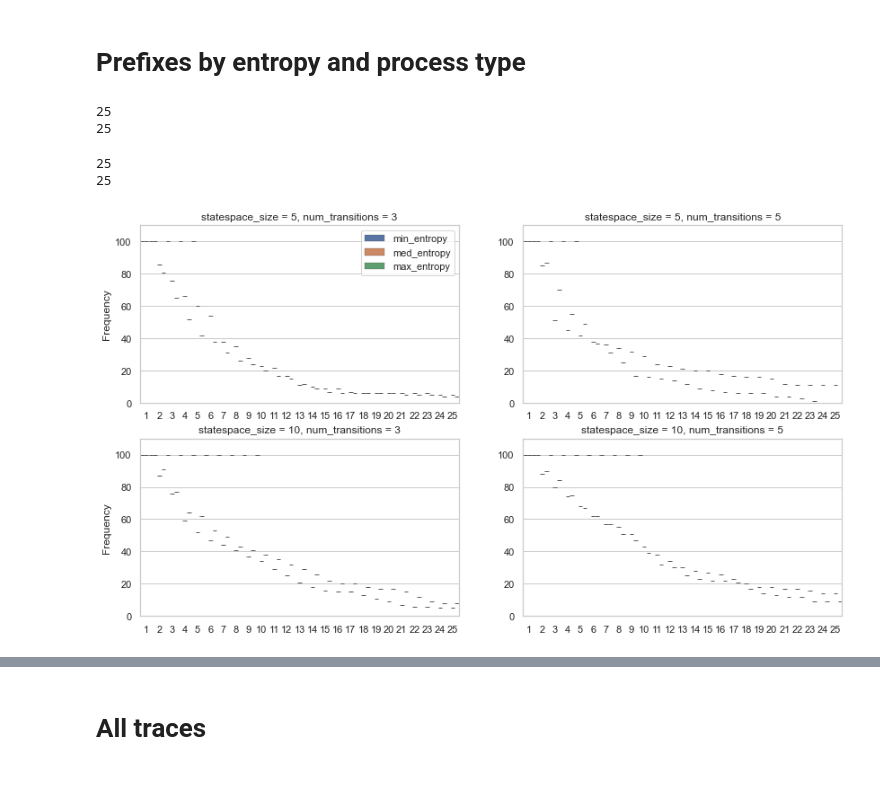
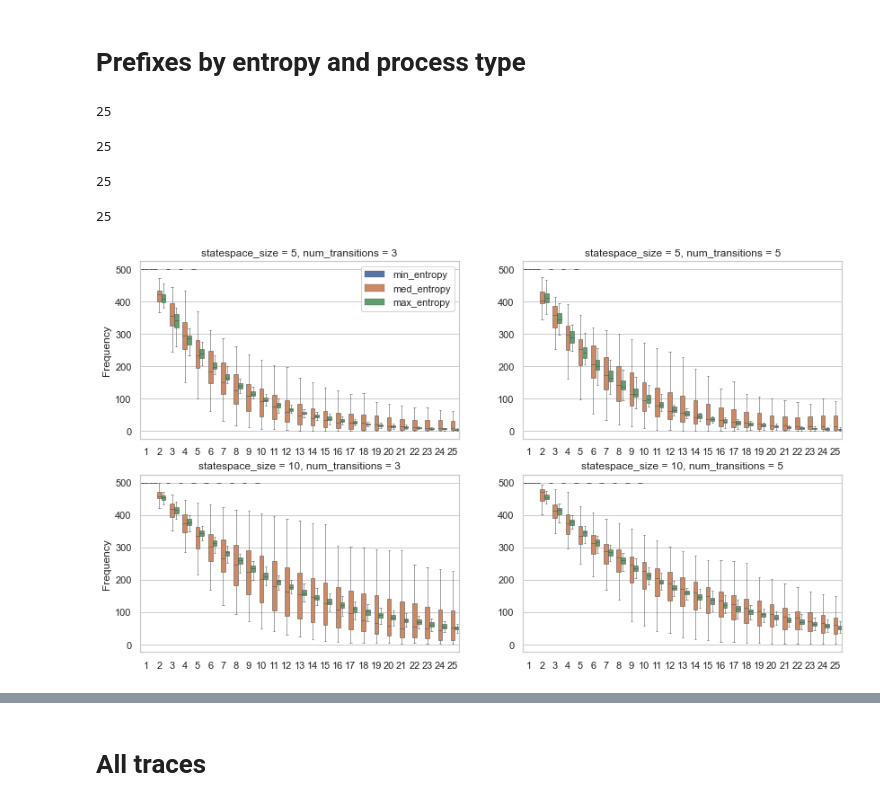
Before and after one commit to Mikeriess/SBPS_framework, a Jupyter notebook: analysis/simulation_analysis.ipynb, the cells around one changed output, grey strips where cells are left out. Cells and saved outputs as stored; diff of their text form; code cells hidden in the pictures.

```diff
--- a/analysis/simulation_analysis.ipynb
+++ b/analysis/simulation_analysis.ipynb
@@ -135,7 +130,7 @@ sns.boxplot(x='process_entropy',
 # %% [markdown]
 # Simulation time
 # %%
-sns.set(rc={'figure.figsize':(12, 6)})
+sns.set(rc={'figure.figsize':(8, 6)})
 sns.set_style("whitegrid")
 
 fig, ax = plt.subplots(1,2)
@@ -182,10 +177,10 @@ sns.boxplot(x='process_type',
 
 
 ax[0].set(ylabel='Time in seconds', xlabel='', title="")#, ylim=[0,1100])
-ax[0].legend(loc='upper right')
+ax[0].legend(loc='upper left')
 
 ax[1].set(ylabel='', xlabel='', title="")#, ylim=[0,1100])
 ax[1].legend([],[], frameon=False)
 
-plt.savefig('Simulation_durations.png')
+plt.savefig('Simulation_durations.png', dpi=200, bbox_inches = "tight")
 # %% [output]
@@ -287,7 +338,7 @@ subsetting
 """
 
 prefix25 = prefix_all.loc[prefix_all.event_no < 26]
-prefix25 = prefix25.loc[prefix25.number_of_traces == 100]
+#prefix25 = prefix25.loc[prefix25.number_of_traces == 100]
 
 entropy = "max_entropy"#"med_entropy"
 huevar = "process_entropy" #"process_type"
@@ -322,9 +373,9 @@ sns.boxplot('event_no','freq',
 print(np.max(prefix_plot.loc[prefix_plot.num_transitions == 5].event_no))
 
 
-ax[0,0].set(ylabel='Frequency', xlabel='', title="statespace_size = 5, num_transitions = 3", ylim=[0,110])
+ax[0,0].set(ylabel='Frequency', xlabel='', title="statespace_size = 5, num_transitions = 3")#, ylim=[0,110])
 ax[0,0].legend(loc='upper right')
-ax[0,1].set(ylabel='', xlabel='', title="statespace_size = 5, num_transitions = 5", ylim=[0,110])
+ax[0,1].set(ylabel='', xlabel='', title="statespace_size = 5, num_transitions = 5")#, ylim=[0,110])
 ax[0,1].legend([],[], frameon=False)
 
 
@@ -348,35 +399,35 @@ sns.boxplot('event_no','freq',
               data=prefix_plot.loc[prefix_plot.num_transitions == 3],
               ax=ax[1,0])
 print(np.max(prefix_plot.loc[prefix_plot.num_transitions == 3].event_no))
 
 sns.boxplot('event_no','freq',
             hue=huevar,
             width=w,
             dodge=True,
             showfliers = False,
             linewidth=lw,
             whis=whisker,
               data=prefix_plot.loc[prefix_plot.num_transitions == 5],
               ax=ax[1,1])
 print(np.max(prefix_plot.loc[prefix_plot.num_transitions == 5].event_no))
 
 
-ax[1,0].set(ylabel='Frequency', xlabel='', title="statespace_size = 10, num_transitions = 3", ylim=[0,110])
+ax[1,0].set(ylabel='Frequency', xlabel='', title="statespace_size = 10, num_transitions = 3")#, ylim=[0,110])
 ax[1,0].legend([],[], frameon=False)
-ax[1,1].set(ylabel='', xlabel='', title="statespace_size = 10, num_transitions = 5", ylim=[0,110])
+ax[1,1].set(ylabel='', xlabel='', title="statespace_size = 10, num_transitions = 5")#, ylim=[0,110])
 ax[1,1].legend([],[], frameon=False)
 
 
 
 
 #plot_.xaxis.set_major_locator(ticker.LinearLocator(10))
 
 plt.savefig("event_frequency_vs_memory.png", dpi=200, bbox_inches = "tight")
 
 fig.show()
 # %% [output]
 25
-25
 25
-25
+25
+25
-[figure, old version]
+[figure, new version]
```
Also changed, not shown: parts of 34 cells of this notebook, 46 other files.
